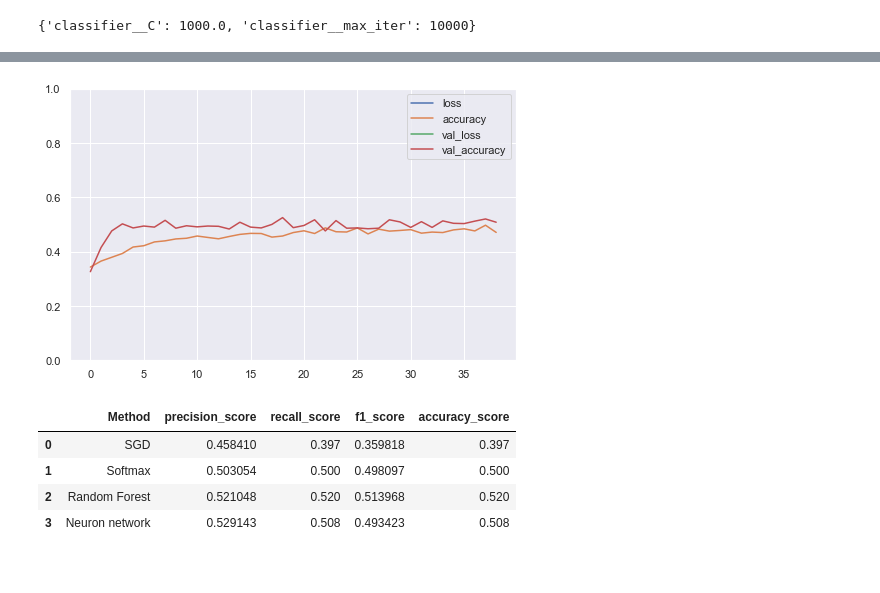
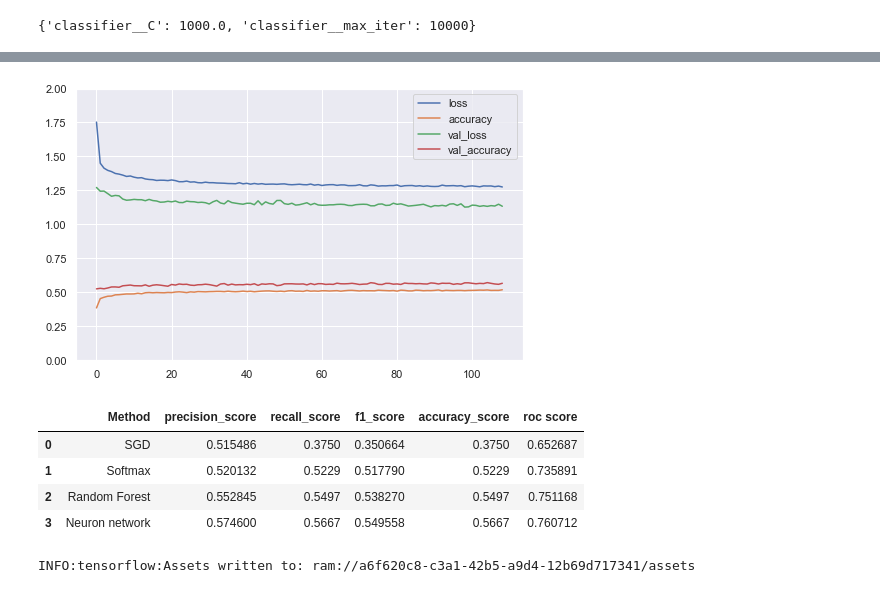
Before and after one commit to FilipSzm/psi_project, a Jupyter notebook: project.ipynb, the cells around one changed output, grey strips where cells are left out. Saved outputs shown, nothing was run; the diff lists cells and outputs as text; code cells hidden in the pictures.

Commit message:
Models trained on full data

```diff
--- a/project.ipynb
+++ b/project.ipynb
@@ -433,7 +412,7 @@ Traceback (most recent call last):
 # %%
 from sklearn.linear_model import LogisticRegression
 
-softmax_reg = LogisticRegression(multi_class="multinomial", solver="lbfgs", random_state=42)
+softmax_reg = LogisticRegression(multi_class="multinomial", solver="saga", random_state=42, n_jobs=-1)
 
 pipe = Pipeline([
     ('preprocessing', preprocess_pipeline),
@@ -456,7 +435,7 @@ from sklearn.ensemble import RandomForestClassifier
 
 pipe = Pipeline([
     ('preprocessing', preprocess_pipeline),
-    ('classifier', RandomForestClassifier())])
+    ('classifier', RandomForestClassifier(n_jobs=-1))])
 
 
 param_grid = {
@@ -522,8 +484,8 @@ from scipy.stats import reciprocal
 from sklearn.model_selection import RandomizedSearchCV
 
 param_distribs = {
-    "n_hidden": np.arange(2, 10),
-    "n_neurons": np.arange(500, 2000),
+    "n_hidden": np.arange(0, 4),
+    "n_neurons": np.arange(50, 500),
     'learning_rate': [1e-4, 1e-3, 1e-2, 1e-1, 1e0]
 }
 
@@ -532,7 +494,7 @@ X_train_pr = preprocess_pipeline.fit_transform(X_train)
 X_test_pr = preprocess_pipeline.fit_transform(X_test)
 
 
-grid_4 = RandomizedSearchCV(keras_class, param_distribs, n_iter=2, cv=3, verbose=2)
+grid_4 = RandomizedSearchCV(keras_class, param_distribs, n_iter=10, cv=3, verbose=2)
 grid_4.fit(X_train_pr, y_train, epochs=100, validation_split=0.1, callbacks=[EarlyStopping(monitor='val_loss', patience=10, mode='min', verbose=1)])
 
 grid_4.best_params_
@@ -558,4 +520,4 @@ Epoch 25: early stopping
 # %%
-history = grid_4.best_estimator_.fit(X_train_pr, y_train, epochs=1000, validation_data=(X_test_pr, y_test), callbacks=[EarlyStopping(monitor='val_loss', patience=20, mode='min', verbose=1)])
+history = grid_4.best_estimator_.fit(X_train_pr, y_train, epochs=1000, validation_data=(X_test_pr, y_test), callbacks=[EarlyStopping(monitor='val_loss', patience=10, mode='min', verbose=1)])
 # %% [output]
 Epoch 1/1000
@@ -578,12 +540,12 @@ Epoch 39: early stopping
 # %%
 import pandas as pd
 
 pd.DataFrame(history.history).plot(figsize=(8, 5))
 plt.grid(True)
-plt.gca().set_ylim(0, 1)
+plt.gca().set_ylim(0, 2)
 plt.show()
 # %% [output]
-[figure, old version]
+[figure, new version]
 # %%
 from sklearn import  metrics
 from sklearn.metrics import roc_auc_score
@@ -639,15 +584,24 @@ import pandas as pd
 d = {'precision_score': precision_score,
      'recall_score': recall_score,
      'f1_score': f1_score,
-     'accuracy_score' : accuracy_score
+     'accuracy_score' : accuracy_score,
+     'roc score': roc_score
     }
 df = pd.DataFrame(data=d)
 df.insert(loc=0, column='Method', value=['SGD', 'Softmax', 'Random Forest', 'Neuron network'])
-# 'SGD', 'Softmax', 'Random Forest',
 df
 # %% [output]
-|  | Method | precision_score | recall_score | f1_score | accuracy_score |
-| 0 | SGD | 0.458410 | 0.397 | 0.359818 | 0.397 |
-| 1 | Softmax | 0.503054 | 0.500 | 0.498097 | 0.500 |
-| 2 | Random Forest | 0.521048 | 0.520 | 0.513968 | 0.520 |
-| 3 | Neuron network | 0.529143 | 0.508 | 0.493423 | 0.508 |
+|  | Method | precision_score | recall_score | f1_score | accuracy_score | roc score |
+| 0 | SGD | 0.515486 | 0.3750 | 0.350664 | 0.3750 | 0.652687 |
+| 1 | Softmax | 0.520132 | 0.5229 | 0.517790 | 0.5229 | 0.735891 |
+| 2 | Random Forest | 0.552845 | 0.5497 | 0.538270 | 0.5497 | 0.751168 |
+| 3 | Neuron network | 0.574600 | 0.5667 | 0.549558 | 0.5667 | 0.760712 |
+# %%
+import pickle
+
+pickle.dump(grid_1.best_estimator_, open('SGD_model.sav', 'wb'))
+pickle.dump(grid_2.best_estimator_, open('Softmax_model.sav', 'wb'))
+pickle.dump(grid_3.best_estimator_, open('Random_Forest_model.sav', 'wb'))
+pickle.dump(grid_4.best_estimator_, open('Keras_model.sav', 'wb'))
+# %% [output]
+INFO:tensorflow:Assets written to: ram://a6f620c8-c3a1-42b5-a9d4-12b69d717341/assets
```
Also changed, not shown: parts of 8 cells of this notebook, 4 other files.
